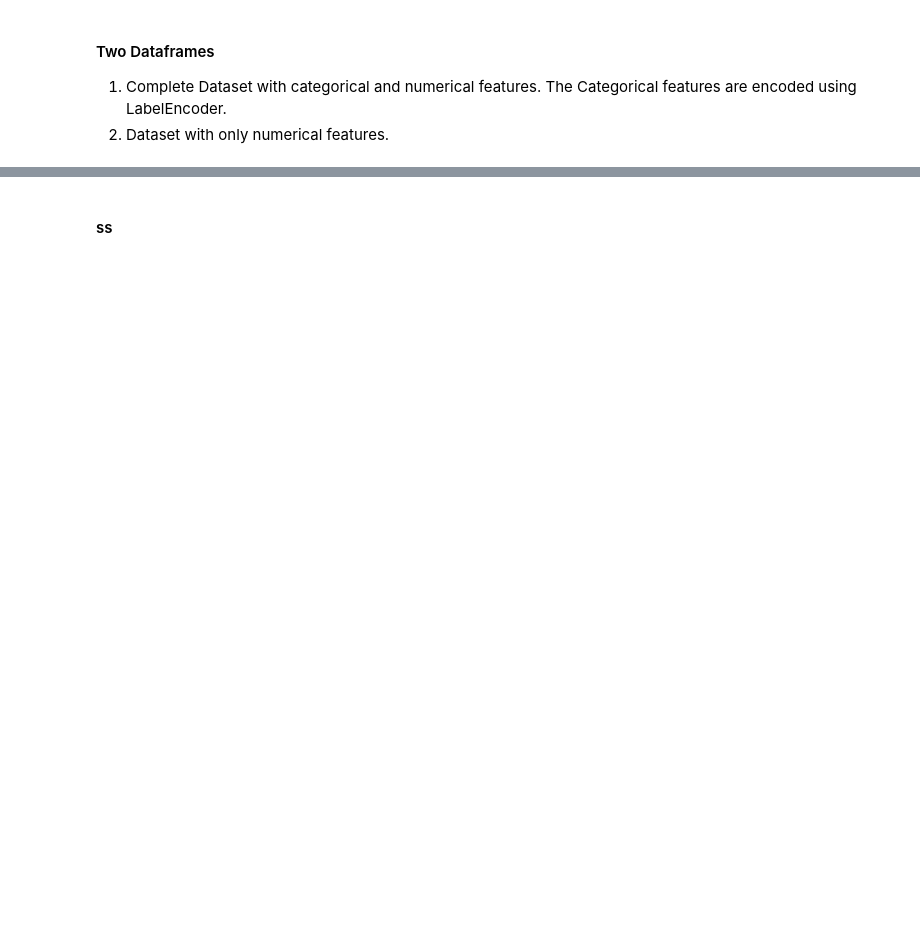
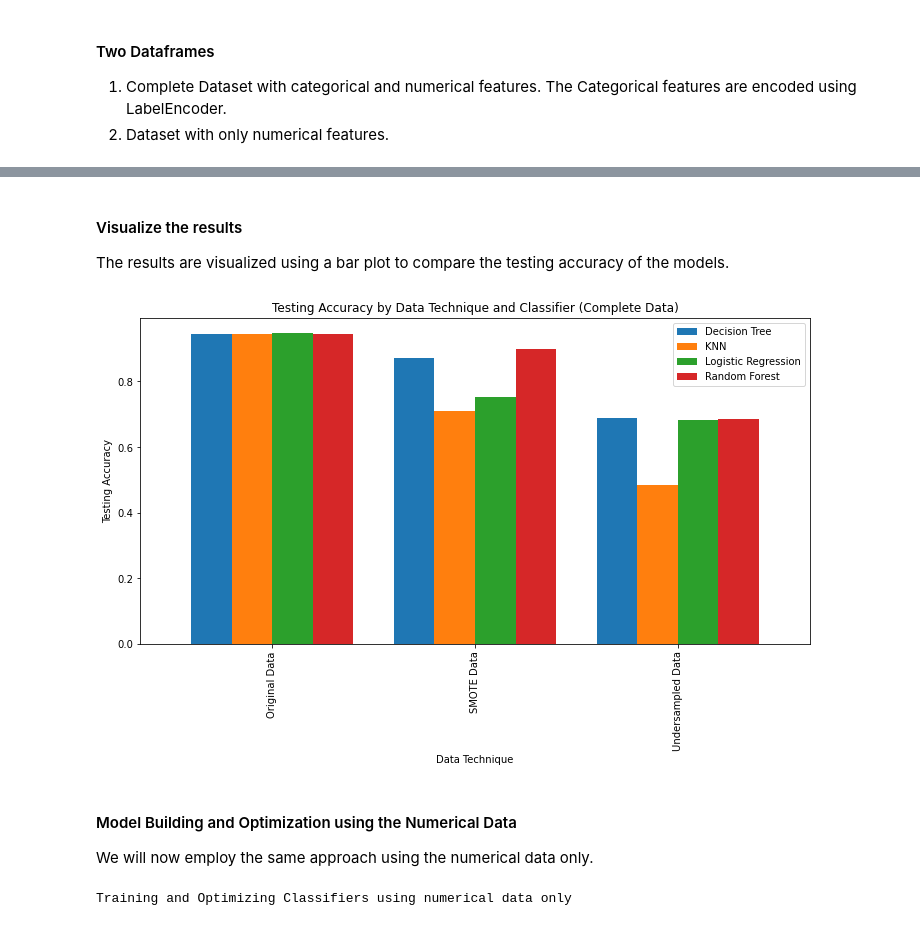
Before and after one commit to kashifliaqat/Data_Science_and_Machine-Learning, a Jupyter notebook: Supervised_Learning/Unbalanced_Data_Problem/healthcare_stroke.ipynb, the cells around one changed output, grey strips where cells are left out. Drawn from its saved outputs; the diff is of its cells as text; code cells hidden in the pictures; blank space fills up the shorter version.

```diff
--- a/Supervised_Learning/Unbalanced_Data_Problem/healthcare_stroke.ipynb
+++ b/Supervised_Learning/Unbalanced_Data_Problem/healthcare_stroke.ipynb
@@ -198,8 +272,6 @@ plt.show()
 # %%
-
-
-
-X_train, X_test, y_train, y_test = train_test_split(X_num, y_num, test_size=0.2, random_state=42)
+# Split the data into train and test sets
+X_train, X_test, y_train, y_test = train_test_split(X, y, test_size=0.2, random_state=42)
 
 # Define the classifiers and their parameter grids for GridSearchCV
 rf = RandomForestClassifier(random_state=42)
@@ -218,8 +290,7 @@ undersampler = RandomUnderSampler(random_state=42)
 # List to store the results
 store_results = []
 store_accuracies = []
-from sklearn.impute import SimpleImputer
-
+print("Training and Optimizing Classifiers using complete data with categorical columns encoded")
 # Loop through different data techniques
 for i, (name, sampler) in enumerate({'Original Data': None, 'SMOTE Data': oversampler, 'Undersampled Data': undersampler}.items()):
     if sampler is not None:
@@ -250,6 +321,7 @@ for i, (name, sampler) in enumerate({'Original Data': None, 'SMOTE Data': oversa
 
         print(f"Finished {clf_name} with {name}")
         print('Test Accuracy', accuracy)
+
 # Convert results to dataframe
 results_df = pd.DataFrame(store_results)
 accuracies_df = pd.DataFrame(store_accuracies)
@@ -259,30 +365,90 @@ print(accuracies_df)
+# %% [markdown]
+#### Visualize the results
+The results are visualized using a bar plot to compare the testing accuracy of the models.
 # %%
-import matplotlib.pyplot as plt
-
 # Group the results by Data Technique and Classifier, and calculate the mean Test Accuracy for each group
 grouped_results = accuracies_df.groupby(['Data Technique', 'Classifier']).mean().reset_index()
 
 # Filter the necessary columns for the bar chart
 bar_chart_data = grouped_results[['Data Technique', 'Classifier', 'Test Accuracy']]
 
 # Pivot the data to have Data Technique as the index, Classifier as the columns, and Test Accuracy as the values
 bar_chart_data = bar_chart_data.pivot(index='Data Technique', columns='Classifier', values='Test Accuracy')
 
 # Set the figure size
 plt.figure(figsize=(12, 6))
 
 # Create the bar chart
 bar_chart_data.plot(kind='bar', ax=plt.gca(), width=0.8)
 
 # Set the title and labels
-plt.title('Testing Accuracy by Data Technique and Classifier')
+plt.title('Testing Accuracy by Data Technique and Classifier (Complete Data)')
 plt.xlabel('Data Technique')
 plt.ylabel('Testing Accuracy')
 
 # Show the legend
 plt.legend(loc='upper right')
 
 # Show the plot
 plt.show()
+# %% [output]
+[figure, added]
-# %% [markdown]
-#### ss
+# %% [markdown]
+#### Model Building and Optimization using the Numerical Data
+We will now employ the same approach using the numerical data only.
+# %%
+# Split the numerical only data into train and test sets
+X_train, X_test, y_train, y_test = train_test_split(X_num, y_num, test_size=0.2, random_state=42)
+
+# Define the classifiers and their parameter grids for GridSearchCV
+rf = RandomForestClassifier(random_state=42)
+rf_params = {'n_estimators': [100, 200, 300], 'max_depth': [None, 5, 10, 15], 'min_samples_split': [2, 5, 10],'criterion': ['gini', 'entropy']}
+dt = DecisionTreeClassifier(random_state=42)
+dt_params = {'max_depth': [None, 5, 10, 15, 20], 'min_samples_split': [2, 5, 10], 'criterion': ['gini', 'entropy']}
+lr = LogisticRegression(random_state=42)
+lr_params = {'C': [0.1, 1, 10]}
+knn = KNeighborsClassifier()
+knn_params = {'n_neighbors': [3, 5, 7, 9]}
+
+# Define the data techniques
+oversampler = SMOTE(random_state=42)
+undersampler = RandomUnderSampler(random_state=42)
+
+# List to store the results
+store_results_num = []
+store_accuracies_num = []
+from sklearn.impute import SimpleImputer
+print("Training and Optimizing Classifiers using numerical data only")
+# Loop through different data techniques
+for i, (name, sampler) in enumerate({'Original Data': None, 'SMOTE Data': oversampler, 'Undersampled Data': undersampler}.items()):
+    if sampler is not None:
+        X_train_res, y_train_res = sampler.fit_resample(X_train, y_train)
+    else:
+        X_train_res, y_train_res = X_train, y_train
+
+    # Loop through different classifiers
+    for j, (clf_name, clf_params) in enumerate({'Random Forest': (rf, rf_params), 'Decision Tree': (dt, dt_params),
+                                                'Logistic Regression': (lr, lr_params), 'KNN': (knn, knn_params)}.items()):
+        clf = clf_params[0]
+        params = clf_params[1]
+        # Perform GridSearchCV with 5-fold cross validation
+        grid_clf = GridSearchCV(clf, params, cv=5)
+        grid_clf.fit(X_train_res, y_train_res)
+        best_clf = grid_clf.best_estimator_
+
+        # Make predictions on test data
+        y_pred = best_clf.predict(X_test)
+        accuracy = accuracy_score(y_test, y_pred)
+        classification_rep = classification_report(y_test, y_pred)
+
+        # Store the results
+        store_results_num.append({'Data Technique': name, 'Classifier': clf_name, 'Best Params': grid_clf.best_params_,
+                        'Validation Accuracy': grid_clf.best_score_, 'Test Accuracy': accuracy, 'Classification Report': classification_rep})
+        # Store the accuracies only
+        store_accuracies_num.append({'Data Technique': name, 'Classifier': clf_name, 'Validation Accuracy': grid_clf.best_score_, 'Test Accuracy': accuracy})
+
+# Convert results to dataframe
+results_df_num = pd.DataFrame(store_results_num)
+accuracies_df_num = pd.DataFrame(store_accuracies_num)
+# %% [output]
+Training and Optimizing Classifiers using numerical data only
```
Also changed, not shown: parts of 13 cells of this notebook, 3 other files.
